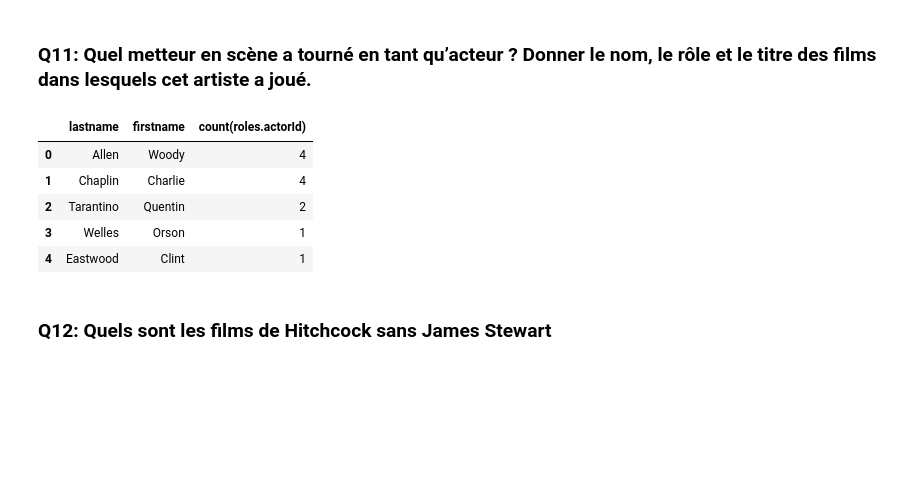
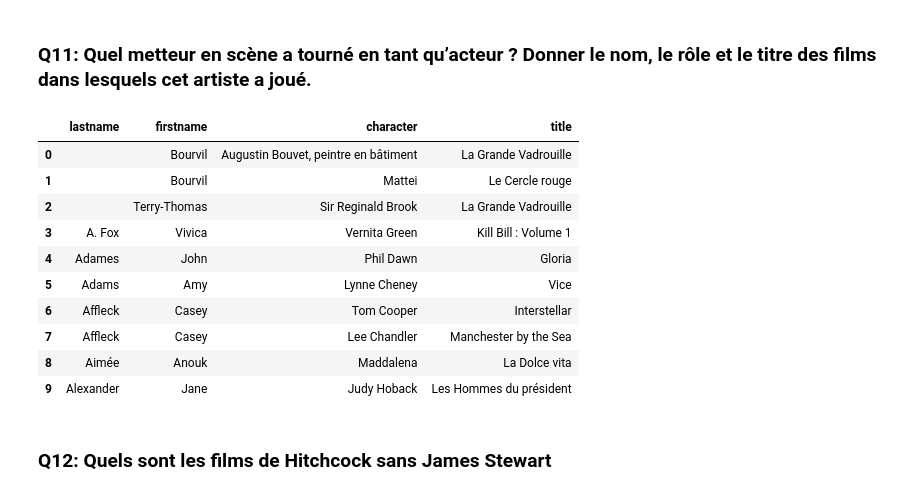
Before and after one commit to CPingeon/movies3, a Jupyter notebook: movies-3.ipynb, the cells around one changed output. Saved outputs shown, nothing was run; the diff lists cells and outputs as text; code cells hidden in the pictures; blank space fills up the shorter version.

```diff
--- a/movies-3.ipynb
+++ b/movies-3.ipynb
@@ -328,24 +340,27 @@ results10.head(10)
 ### **Q11: Quel metteur en scène a tourné en tant qu’acteur ? Donner le nom, le rôle et le titre des films dans lesquels cet artiste a joué.**
 # %%
 sql_query_11 = """
-    SELECT artists.lastname, artists.firstname, count(roles.actorId)
+    SELECT artists.lastname, artists.firstname, roles.character, movies.title
     FROM roles
     INNER JOIN artists ON roles.actorId=artists.Id
     INNER JOIN movies ON roles.movieId=movies.Id
-    WHERE roles.actorId=movies.directorId
-    GROUP BY roles.actorId
-    ORDER BY count(artists.lastname) DESC
+    ORDER BY artists.lastname ASC
 """
 
 results11 = pd.read_sql_query(sql_query_11, engine)
-results11.head(5)
+results11.head(10)
 # %% [output]
-|  | lastname | firstname | count(roles.actorId) |
-| 0 | Allen | Woody | 4 |
-| 1 | Chaplin | Charlie | 4 |
-| 2 | Tarantino | Quentin | 2 |
-| 3 | Welles | Orson | 1 |
-| 4 | Eastwood | Clint | 1 |
+|  | lastname | firstname | character | title |
+| 0 |  | Bourvil | Augustin Bouvet, peintre en bâtiment | La Grande Vadrouille |
+| 1 |  | Bourvil | Mattei | Le Cercle rouge |
+| 2 |  | Terry-Thomas | Sir Reginald Brook | La Grande Vadrouille |
+| 3 | A. Fox | Vivica | Vernita Green | Kill Bill : Volume 1 |
+| 4 | Adames | John | Phil Dawn | Gloria |
+| 5 | Adams | Amy | Lynne Cheney | Vice |
+| 6 | Affleck | Casey | Tom Cooper | Interstellar |
+| 7 | Affleck | Casey | Lee Chandler | Manchester by the Sea |
+| 8 | Aimée | Anouk | Maddalena | La Dolce vita |
+| 9 | Alexander | Jane | Judy Hoback | Les Hommes du président |
 # %% [markdown]
 ### **Q12: Quels sont les films de Hitchcock sans James Stewart**
 # %%
```
Also changed, not shown: parts of 3 cells of this notebook.
